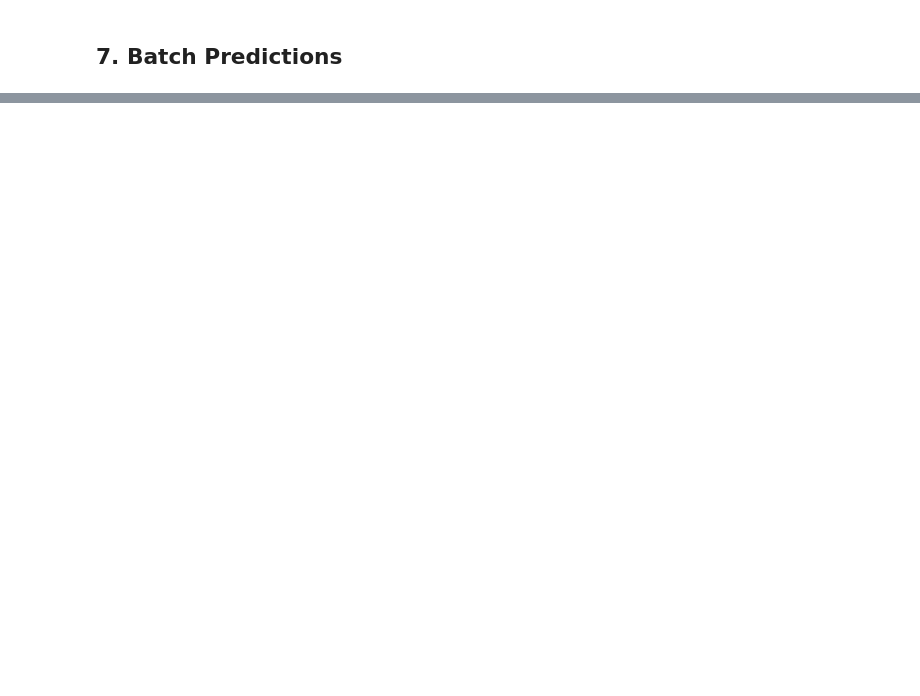
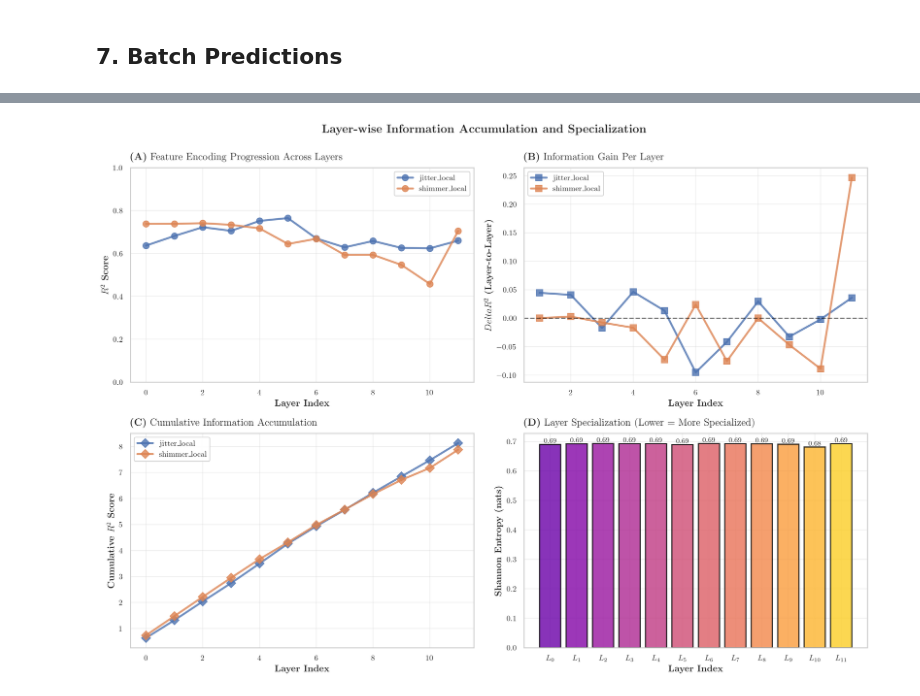
Before and after one commit to smayan-gowda/pd-interpretability, a Jupyter notebook: notebooks/gpu/08_interpretable_prediction.ipynb, the cells around one changed output, grey strips where cells are left out. Drawn from its saved outputs; the diff is of its cells as text; code cells hidden in the pictures; blank space fills up the shorter version.

```diff
--- a/notebooks/gpu/08_interpretable_prediction.ipynb
+++ b/notebooks/gpu/08_interpretable_prediction.ipynb
@@ -586,0 +740,92 @@ Results saved to /content/drive/MyDrive/pd-interpretability/results/phase5_synth
+# %%
+# figure p8-02: layer-wise information accumulation
+# shows how clinical feature encoding builds across layers
+
+fig, axes = plt.subplots(2, 2, figsize=(14, 10))
+
+# panel a: r2 progression curves per feature
+ax = axes[0, 0]
+for i, feat in enumerate(features):
+    r2_scores = [probing_results[feat][str(l)]['r2_score'] for l in layers]
+    ax.plot(layers, r2_scores, marker='o', linewidth=2.5, markersize=8,
+           label=feat.replace('_', r'\_'), alpha=0.8)
+
+ax.set_xlabel(r'\textbf{Layer Index}', fontsize=12)
+ax.set_ylabel(r'\textbf{$R^2$ Score}', fontsize=12)
+ax.set_title(r'\textbf{(A)} Feature Encoding Progression Across Layers',
+            fontsize=13, pad=10, loc='left')
+ax.legend(loc='best', framealpha=0.9)
+ax.grid(True, alpha=0.3)
+ax.set_ylim([0, 1.0])
+
+# panel b: layer-to-layer delta (information gain)
+ax = axes[0, 1]
+for i, feat in enumerate(features):
+    r2_scores = [probing_results[feat][str(l)]['r2_score'] for l in layers]
+    deltas = np.diff(r2_scores)
+    ax.plot(layers[1:], deltas, marker='s', linewidth=2.5, markersize=8,
+           label=feat.replace('_', r'\_'), alpha=0.8)
+
+ax.axhline(y=0, color='black', linestyle='--', linewidth=1.5, alpha=0.5)
+ax.set_xlabel(r'\textbf{Layer Index}', fontsize=12)
+ax.set_ylabel(r'\textbf{$\\Delta R^2$ (Layer-to-Layer)}', fontsize=12)
+ax.set_title(r'\textbf{(B)} Information Gain Per Layer',
+            fontsize=13, pad=10, loc='left')
+ax.legend(loc='best', framealpha=0.9)
+ax.grid(True, alpha=0.3)
+
+# panel c: cumulative encoding strength
+ax = axes[1, 0]
+cumulative = np.cumsum(probing_matrix, axis=1)
+for i, feat in enumerate(features):
+    ax.plot(layers, cumulative[i], marker='D', linewidth=2.5, markersize=8,
+           label=feat.replace('_', r'\_'), alpha=0.8)
+
+ax.set_xlabel(r'\textbf{Layer Index}', fontsize=12)
+ax.set_ylabel(r'\textbf{Cumulative $R^2$ Score}', fontsize=12)
+ax.set_title(r'\textbf{(C)} Cumulative Information Accumulation',
+            fontsize=13, pad=10, loc='left')
+ax.legend(loc='best', framealpha=0.9)
+ax.grid(True, alpha=0.3)
+
+# panel d: layer specialization (entropy)
+ax = axes[1, 1]
+from scipy.stats import entropy
+
+layer_entropy = []
+for j, layer in enumerate(layers):
+    # distribution of r2 scores across features for this layer
+    layer_r2 = probing_matrix[:, j]
+    # normalize to probability distribution
+    layer_r2_norm = layer_r2 / (layer_r2.sum() + 1e-10)
+    layer_entropy.append(entropy(layer_r2_norm + 1e-10))
+
+colors_entropy = plt.cm.plasma(np.linspace(0.2, 0.9, len(layers)))
+bars = ax.bar(range(len(layers)), layer_entropy, color=colors_entropy,
+             edgecolor='black', linewidth=1.5, alpha=0.8)
+
+ax.set_xticks(range(len(layers)))
+ax.set_xticklabels([f'$L_{{{l}}}$' for l in layers])
+ax.set_xlabel(r'\textbf{Layer Index}', fontsize=12)
+ax.set_ylabel(r'\textbf{Shannon Entropy (nats)}', fontsize=12)
+ax.set_title(r'\textbf{(D)} Layer Specialization (Lower = More Specialized)',
+            fontsize=13, pad=10, loc='left')
+ax.grid(True, alpha=0.3, axis='y')
+
+# add values on bars
+for bar, ent in zip(bars, layer_entropy):
+    height = bar.get_height()
+    ax.text(bar.get_x() + bar.get_width()/2., height,
+           f'{ent:.2f}', ha='center', va='bottom', fontweight='bold', fontsize=9)
+
+plt.suptitle(r'\textbf{Layer-wise Information Accumulation and Specialization}',
+            fontsize=15, fontweight='bold', y=0.995)
+plt.tight_layout()
+
+# save figure
+plt.savefig(fig_path / 'fig_p8_02_layer_information_flow.pdf', dpi=300, bbox_inches='tight')
+plt.savefig(fig_path / 'fig_p8_02_layer_information_flow.png', dpi=300, bbox_inches='tight')
+plt.savefig(fig_path / 'fig_p8_02_layer_information_flow.svg', dpi=300, bbox_inches='tight')
+print(f'saved: fig_p8_02_layer_information_flow.*')
+plt.show()
+# %% [output]
@@ -586,0 +833 @@ Results saved to /content/drive/MyDrive/pd-interpretability/results/phase5_synth
+[figure, added]
```
Also changed, not shown: parts of 23 cells of this notebook, 19 other files.
